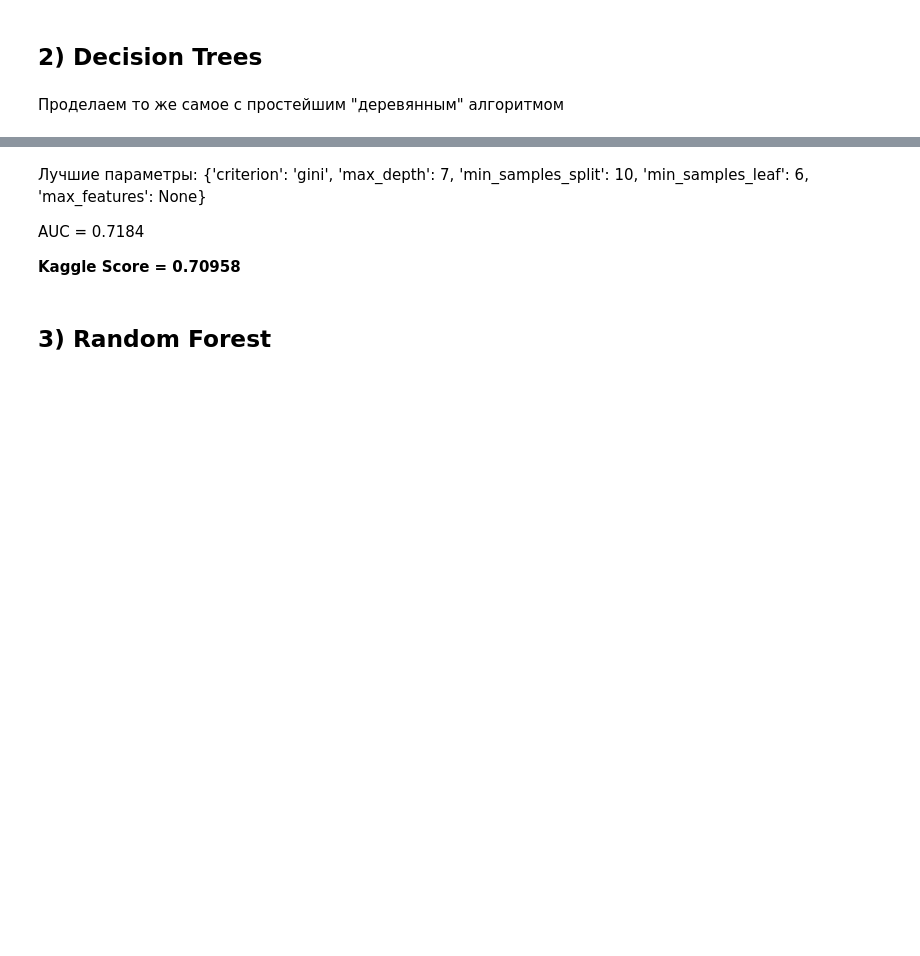
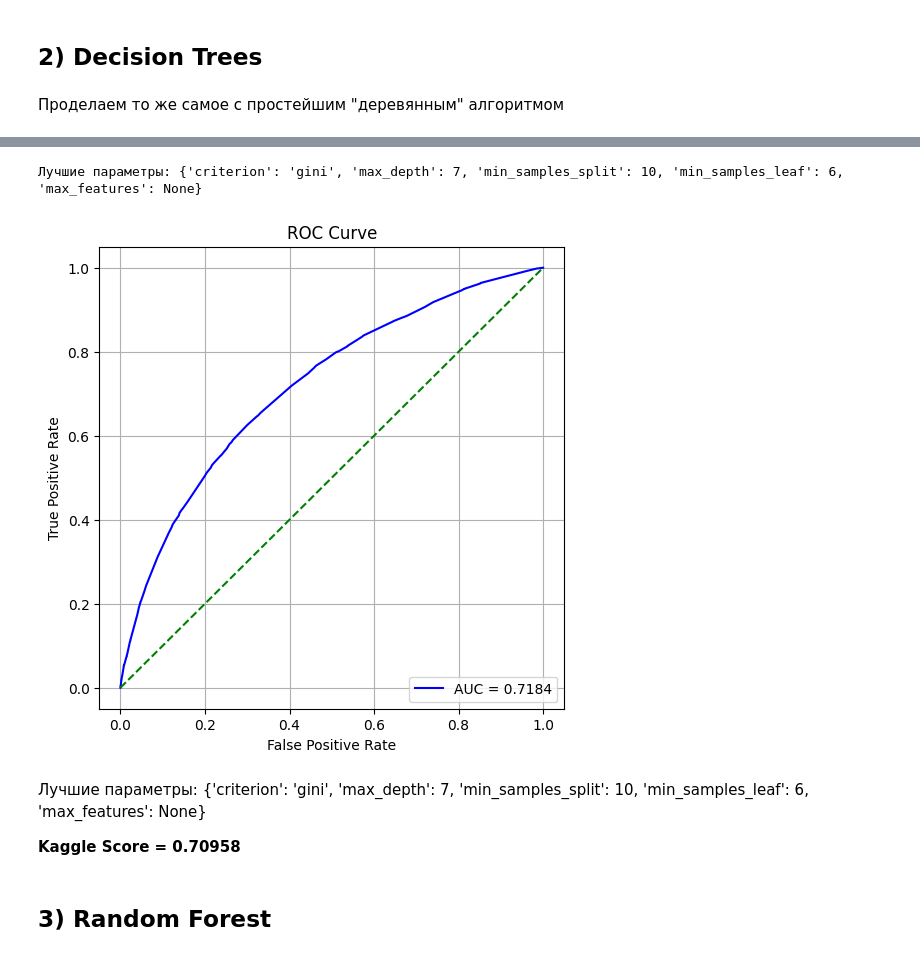
Before and after one commit to Uralbeckins/Credit-Score-Prediction-Home-Credit-Bank, a Jupyter notebook: Notebook/EDA_model_training.ipynb, the cells around one changed output, grey strips where cells are left out. Drawn from its saved outputs; the diff is of its cells as text; code cells hidden in the pictures; blank space fills up the shorter version.

```diff
--- a/Notebook/EDA_model_training.ipynb
+++ b/Notebook/EDA_model_training.ipynb
@@ -1283,19 +1282,20 @@ baseline = LogisticRegression(C=np.float64(0.0379269019073225), l1_ratio=np.floa
 # %% [markdown]
 Проделаем то же самое с простейшим "деревянным" алгоритмом
 # %%
-# from sklearn.tree import DecisionTreeClassifier
+from sklearn.tree import DecisionTreeClassifier
 
-# def decision_tree_param_space(trial):
-#     return {
-#         "criterion": trial.suggest_categorical("criterion", ["gini", "entropy", "log_loss"]),
-#         "max_depth": trial.suggest_int("max_depth", 3, 30),
-#         "min_samples_split": trial.suggest_int("min_samples_split", 2, 20),
-#         "min_samples_leaf": trial.suggest_int("min_samples_leaf", 1, 10),
-#         "max_features": trial.suggest_categorical("max_features", ["sqrt", "log2", None])
-#     }
+def decision_tree_param_space(trial):
+    return {
+        "criterion": trial.suggest_categorical("criterion", ["gini", "entropy", "log_loss"]),
+        "max_depth": trial.suggest_int("max_depth", 3, 30),
+        "min_samples_split": trial.suggest_int("min_samples_split", 2, 20),
+        "min_samples_leaf": trial.suggest_int("min_samples_leaf", 1, 10),
+        "max_features": trial.suggest_categorical("max_features", ["sqrt", "log2", None])
+    }
 
-# # Optuna tuning
-# study, best_decision_tree= optuna_tune(DecisionTreeClassifier, decision_tree_param_space, X_train, y_train, n_trials=1, cv_num=5)
+# Optuna tuning
+study, best_decision_tree= optuna_tune(DecisionTreeClassifier, decision_tree_param_space, X_train, y_train, n_trials=1, cv_num=5)
 
-# # Get AUC and Kaggle-score
-# get_score(best_decision_tree, '../Kaggle Submissions/submission_decision_tree.csv', X_kaggle, X_val)
+# Get AUC and Kaggle-score
+get_score(best_decision_tree, '../Kaggle Submissions/submission_decision_tree.csv', X_kaggle, X_val, y_val)
+# %% [output]
@@ -1302,9 +1307,9 @@ baseline = LogisticRegression(C=np.float64(0.0379269019073225), l1_ratio=np.floa
+Лучшие параметры: {'criterion': 'gini', 'max_depth': 7, 'min_samples_split': 10, 'min_samples_leaf': 6, 'max_features': None}
+[figure, added]
 # %% [markdown]
 
 Лучшие параметры: {'criterion': 'gini', 'max_depth': 7, 'min_samples_split': 10, 'min_samples_leaf': 6, 'max_features': None}
 
-AUC = 0.7184
-
 **Kaggle Score = 0.70958**
 # %% [markdown]
 ## 3) Random Forest
```
Also changed, not shown: parts of 23 cells of this notebook.
